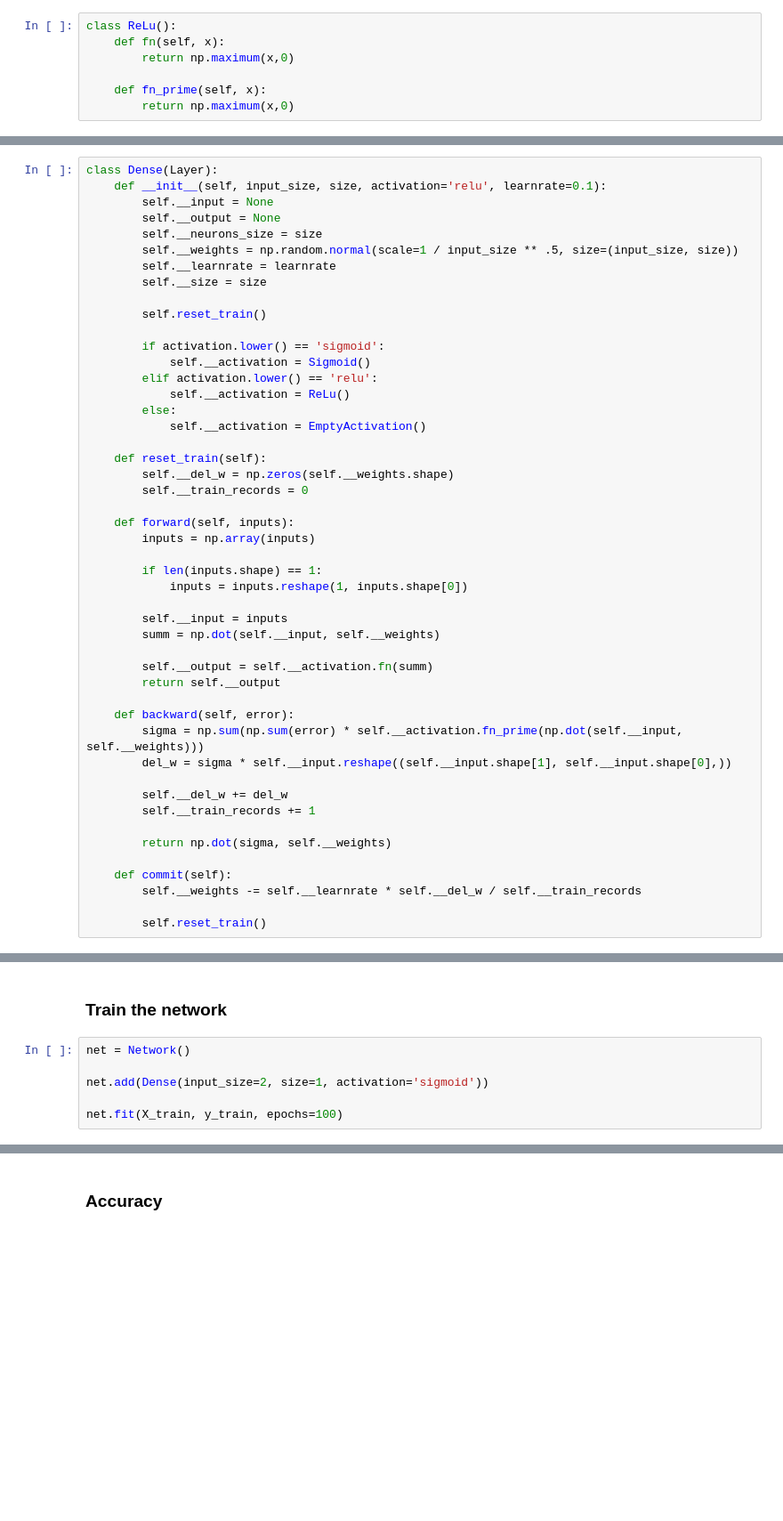
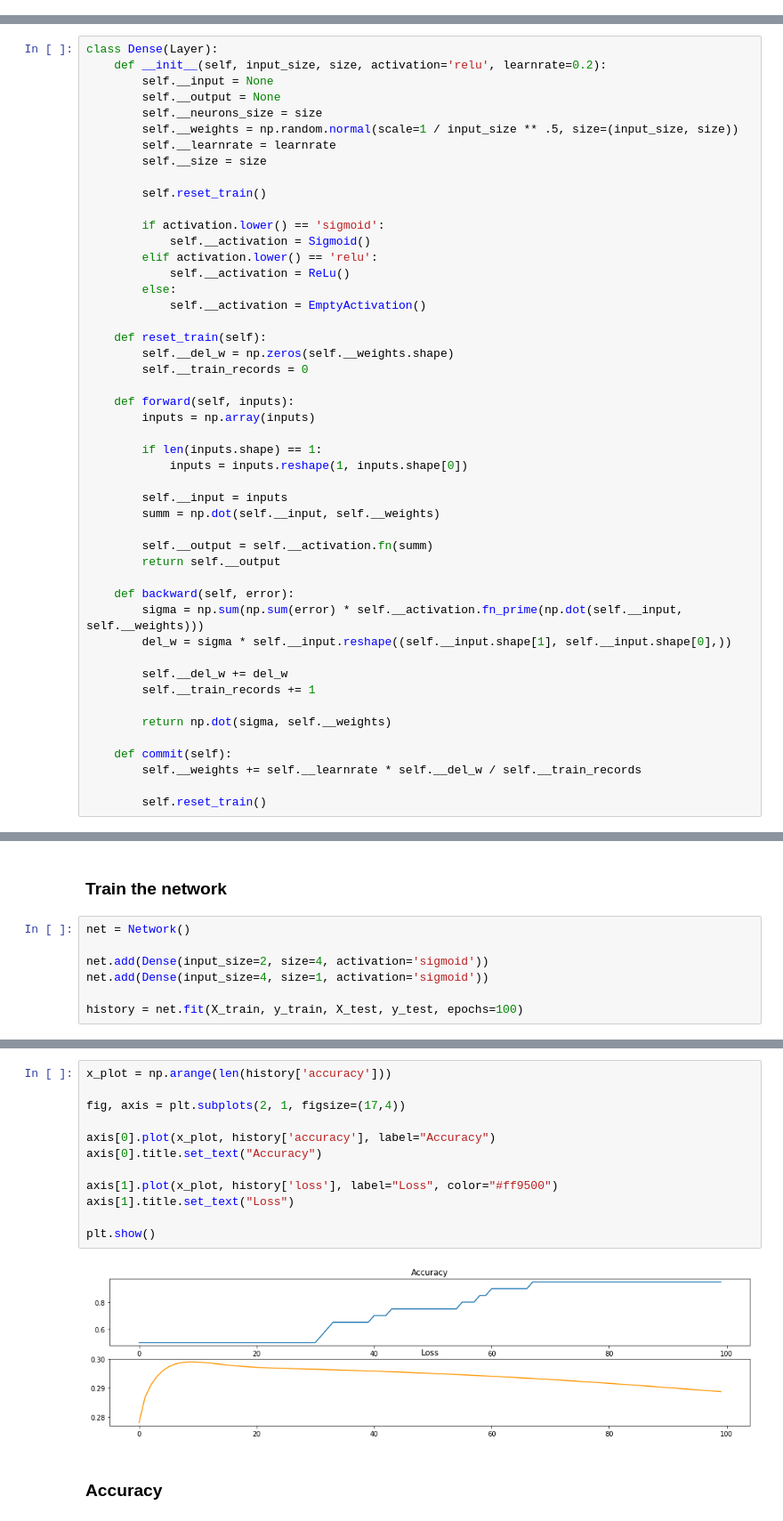
Before and after one commit to alaurentinoofficial/handmade-neural-network, a Jupyter notebook: Model.ipynb, the cells around one changed output, grey strips where cells are left out. Shown at 89% size. Saved outputs shown, nothing was run; the diff lists cells and outputs as text; blank space fills up the shorter version.

```diff
--- a/Model.ipynb
+++ b/Model.ipynb
@@ -32,10 +60,3 @@ class Sigmoid():
 
     def fn_prime(self, x):
         return self.fn(x) / (1 + self.fn(x))
-# %%
-class ReLu():
-    def fn(self, x):
-        return np.maximum(x,0)
-
-    def fn_prime(self, x):
-        return np.maximum(x,0)
@@ -93,6 +94,6 @@ class Layer:
 # %%
 class Dense(Layer):
-    def __init__(self, input_size, size, activation='relu', learnrate=0.1):
+    def __init__(self, input_size, size, activation='relu', learnrate=0.2):
         self.__input = None
         self.__output = None
         self.__neurons_size = size
@@ -135,7 +136,7 @@ class Dense(Layer):
         return np.dot(sigma, self.__weights)
 
     def commit(self):
-        self.__weights -= self.__learnrate * self.__del_w / self.__train_records
+        self.__weights += self.__learnrate * self.__del_w / self.__train_records
 
         self.reset_train()
 # %% [markdown]
@@ -238,6 +255,7 @@ plt.show()
 # %%
 net = Network()
 
-net.add(Dense(input_size=2, size=1, activation='sigmoid'))
+net.add(Dense(input_size=2, size=4, activation='sigmoid'))
+net.add(Dense(input_size=4, size=1, activation='sigmoid'))
 
-net.fit(X_train, y_train, epochs=100)
+history = net.fit(X_train, y_train, X_test, y_test, epochs=100)
@@ -271,3 +262,17 @@ array([[0.],
+# %%
+x_plot = np.arange(len(history['accuracy']))
+
+fig, axis = plt.subplots(2, 1, figsize=(17,4))
+
+axis[0].plot(x_plot, history['accuracy'], label="Accuracy")
+axis[0].title.set_text("Accuracy")
+
+axis[1].plot(x_plot, history['loss'], label="Loss", color="#ff9500")
+axis[1].title.set_text("Loss")
+
+plt.show()
+# %% [output]
+[figure, added]
 # %% [markdown]
 ### Accuracy
 # %%
```
Also changed, not shown: parts of 11 cells of this notebook.
